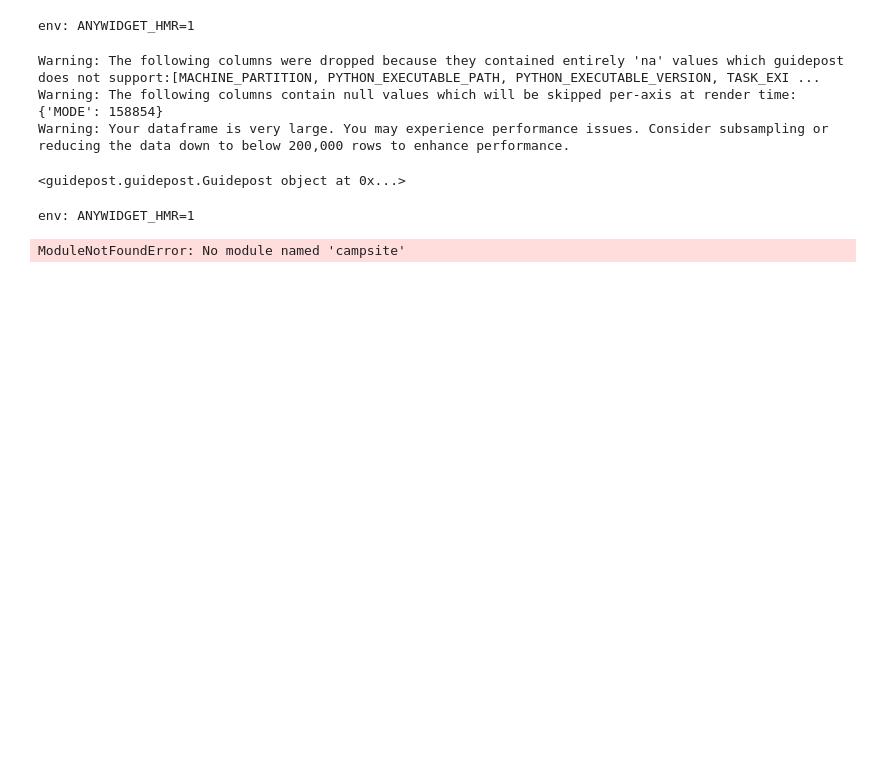
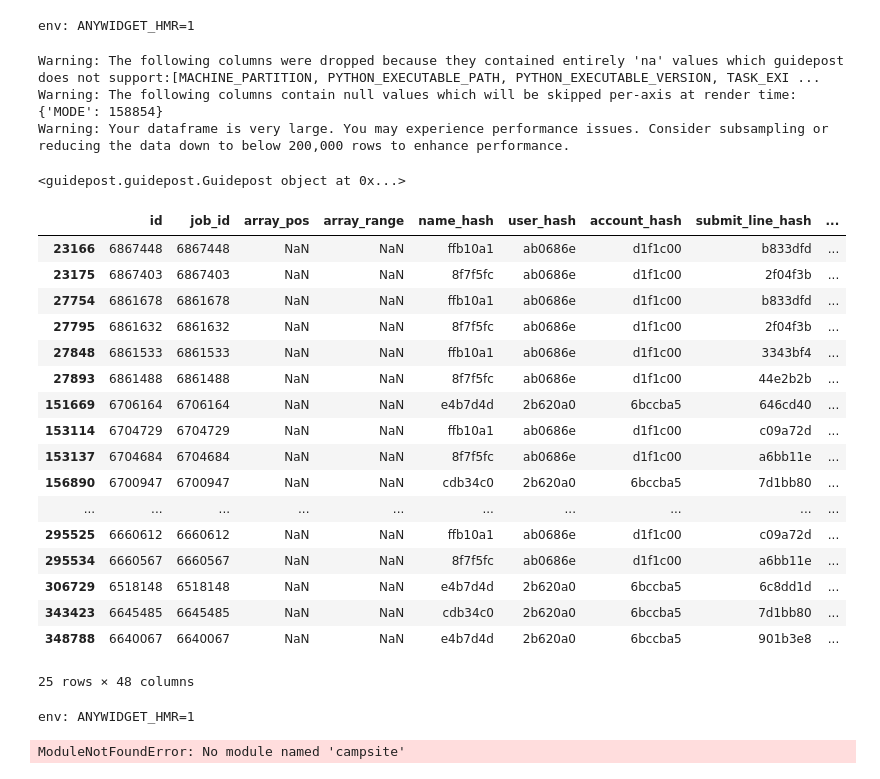
Before and after one commit to cscully-allison/guidepost, a Jupyter notebook: test_notebook.ipynb, the cells around one changed output. Cells and saved outputs as stored; diff of their text form; code cells hidden in the pictures; blank space fills up the shorter version.

```diff
--- a/test_notebook.ipynb
+++ b/test_notebook.ipynb
@@ -6,7 +6,7 @@ from guidepost import Guidepost
 from IPython.display import HTML
 import json
 
-gp = Guidepost(list_columns=["LOCATION"])
+gp = Guidepost(list_columns=["LOCATION", "jobs_shared", "nodelist", "nodes_shared"])
 # cs = Campsite()
 # %% [output]
 env: ANYWIDGET_HMR=1
@@ -92,6 +32,27 @@ Warning: Your dataframe is very large. You may experience performance issues. Co
 gp
 # %% [output]
 <guidepost.guidepost.Guidepost object at 0x...>
+# %%
+gp.selection
+# %% [output]
+|  | id | job_id | array_pos | array_range | name_hash | user_hash | account_hash | submit_line_hash | ... |
+| 23166 | 6867448 | 6867448 | NaN | NaN | ffb10a1 | ab0686e | d1f1c00 | b833dfd | ... |
+| 23175 | 6867403 | 6867403 | NaN | NaN | 8f7f5fc | ab0686e | d1f1c00 | 2f04f3b | ... |
+| 27754 | 6861678 | 6861678 | NaN | NaN | ffb10a1 | ab0686e | d1f1c00 | b833dfd | ... |
+| 27795 | 6861632 | 6861632 | NaN | NaN | 8f7f5fc | ab0686e | d1f1c00 | 2f04f3b | ... |
+| 27848 | 6861533 | 6861533 | NaN | NaN | ffb10a1 | ab0686e | d1f1c00 | 3343bf4 | ... |
+| 27893 | 6861488 | 6861488 | NaN | NaN | 8f7f5fc | ab0686e | d1f1c00 | 44e2b2b | ... |
+| 151669 | 6706164 | 6706164 | NaN | NaN | e4b7d4d | 2b620a0 | 6bccba5 | 646cd40 | ... |
+| 153114 | 6704729 | 6704729 | NaN | NaN | ffb10a1 | ab0686e | d1f1c00 | c09a72d | ... |
+| 153137 | 6704684 | 6704684 | NaN | NaN | 8f7f5fc | ab0686e | d1f1c00 | a6bb11e | ... |
+| 156890 | 6700947 | 6700947 | NaN | NaN | cdb34c0 | 2b620a0 | 6bccba5 | 7d1bb80 | ... |
+| ... | ... | ... | ... | ... | ... | ... | ... | ... | ... |
+| 295525 | 6660612 | 6660612 | NaN | NaN | ffb10a1 | ab0686e | d1f1c00 | c09a72d | ... |
+| 295534 | 6660567 | 6660567 | NaN | NaN | 8f7f5fc | ab0686e | d1f1c00 | a6bb11e | ... |
+| 306729 | 6518148 | 6518148 | NaN | NaN | e4b7d4d | 2b620a0 | 6bccba5 | 6c8dd1d | ... |
+| 343423 | 6645485 | 6645485 | NaN | NaN | cdb34c0 | 2b620a0 | 6bccba5 | 7d1bb80 | ... |
+| 348788 | 6640067 | 6640067 | NaN | NaN | e4b7d4d | 2b620a0 | 6bccba5 | 901b3e8 | ... |
+25 rows × 48 columns
 # %%
 %env ANYWIDGET_HMR=1
 import pandas as pd
```
Also changed, not shown: parts of 2 cells of this notebook, 8 other files.
